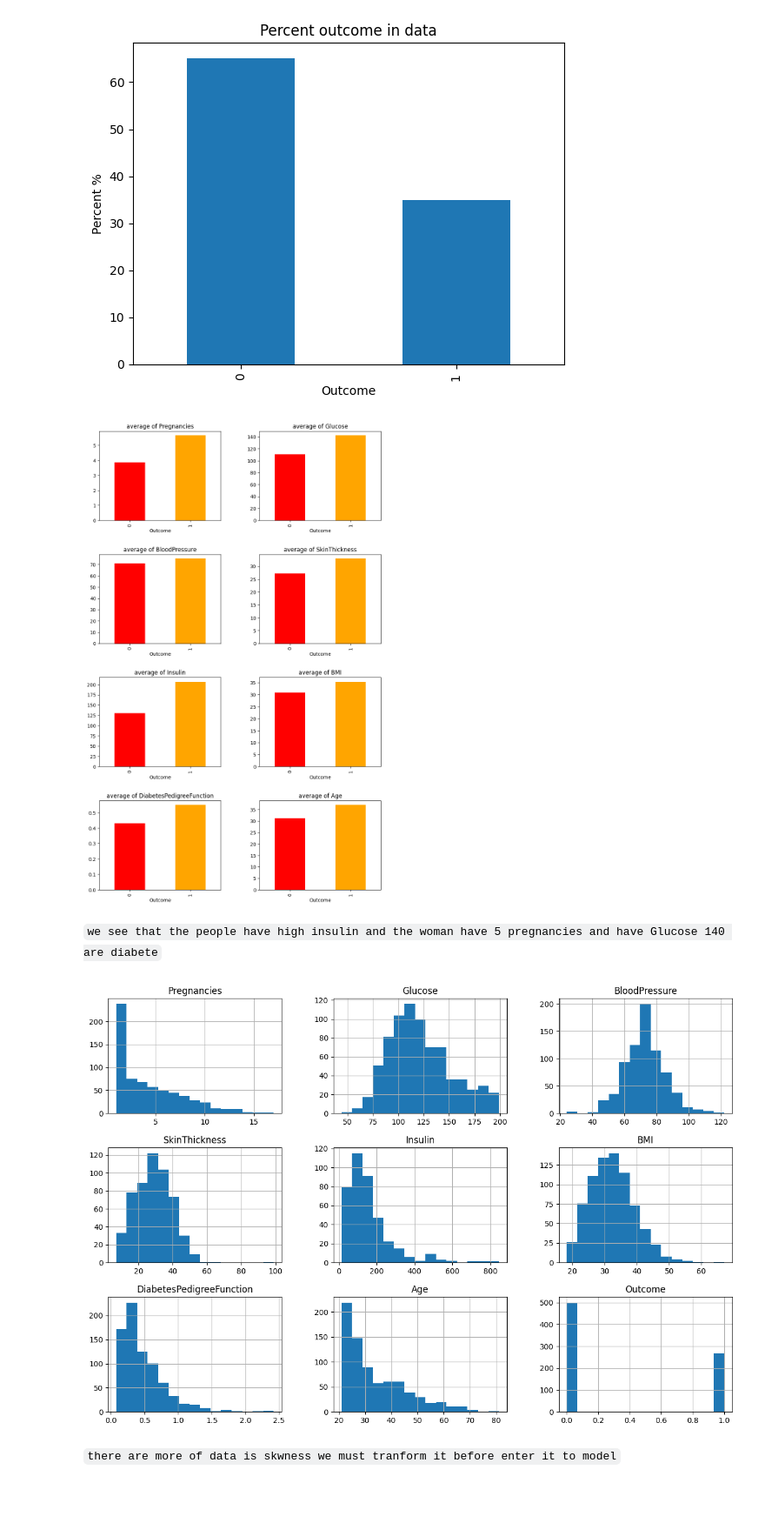
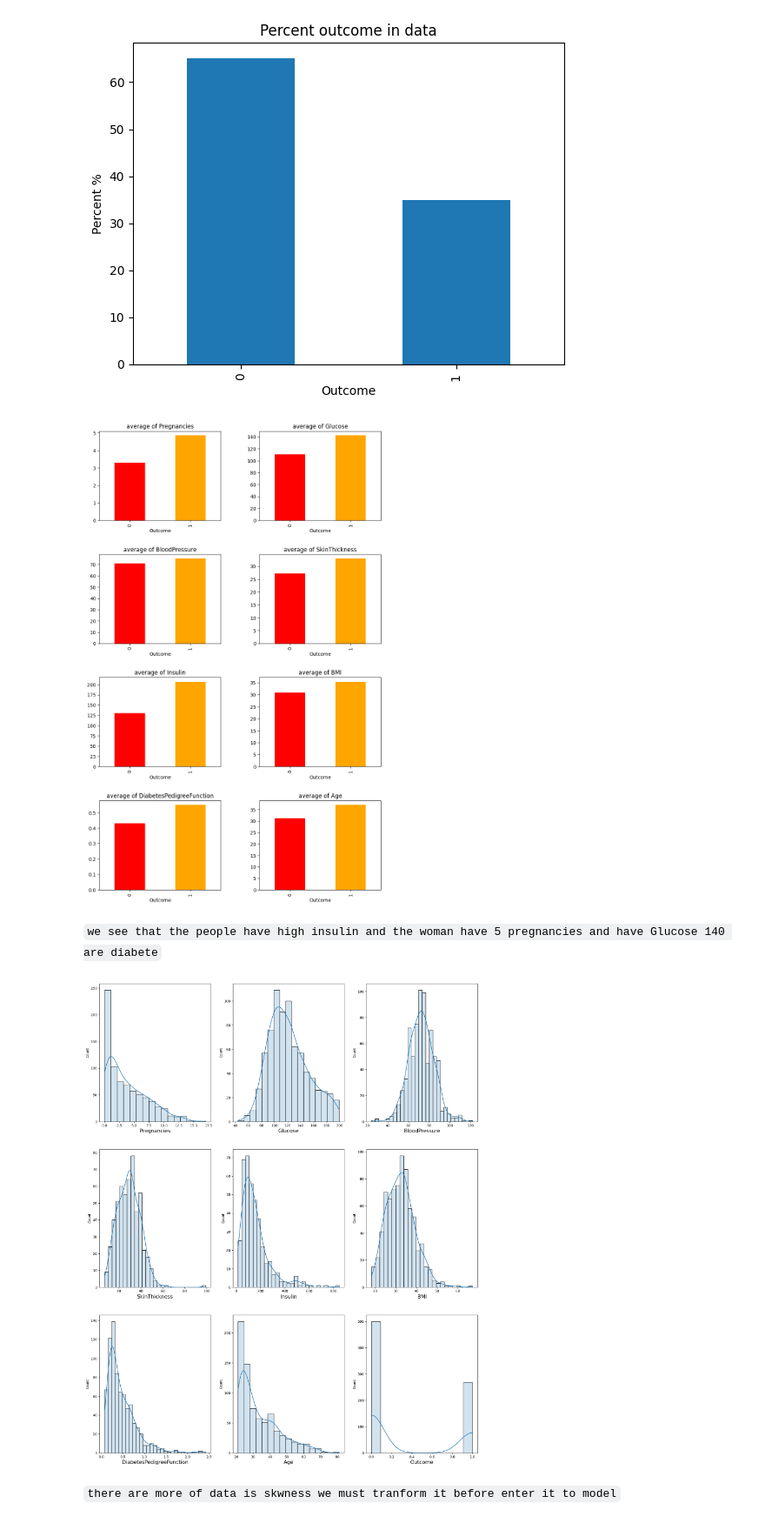
Before and after one commit to HalemoGPA/Machine-Learning-Project, a Jupyter notebook: saad.ipynb, the cells around one changed output. Shown at 87% size. Cells and saved outputs as stored; diff of their text form; code cells hidden in the pictures; blank space fills up the shorter version.

```diff
--- a/saad.ipynb
+++ b/saad.ipynb
@@ -56,7 +56,7 @@ df.describe()
 # %% [markdown]
 `we notice there are some column have min value is 0 and in natural that's impossible such as(Glucose, BloodPressure, SkinThickness, Insulin, BMI) so we will replace it with nan value`
 # %%
-df.loc[:, :'Age']= df.drop(labels='Outcome', axis=1).replace(0, np.nan)
+df.loc[:, 'Glucose':'Age']= df.drop(labels=['Pregnancies', 'Outcome'], axis=1).replace(0, np.nan)
 # %%
 df.info()
 # %% [output]
@@ -100,13 +100,23 @@ for rows in range(4):
         res.plot(kind='bar', color=['red', 'orange'])
         plt.title('average of '+col[rows, cols])
 # %% [output]
-[figure, old version]
+[figure, new version]
 # %% [markdown]
 `we see that the people have high insulin and the woman have 5 pregnancies and have Glucose 140 are diabete`
 # %%
-df.hist(bins=15, figsize=(15, 10))
+#see distribution of data with target
+plt.figure(figsize = (20, 25))
+plotnumber = 1
+
+for column in df:
+    if plotnumber <= 9:
+        ax = plt.subplot(3, 3, plotnumber)
+        sns.histplot(df[column], kde=True, alpha=0.2)
+        plt.xlabel(column, fontsize = 15)
+
+    plotnumber += 1
 plt.show()
 # %% [output]
-[figure, old version]
+[figure, new version]
 # %% [markdown]
 `there are more of data is skwness we must tranform it before enter it to model`
```
Also changed, not shown: parts of 4 cells of this notebook.
